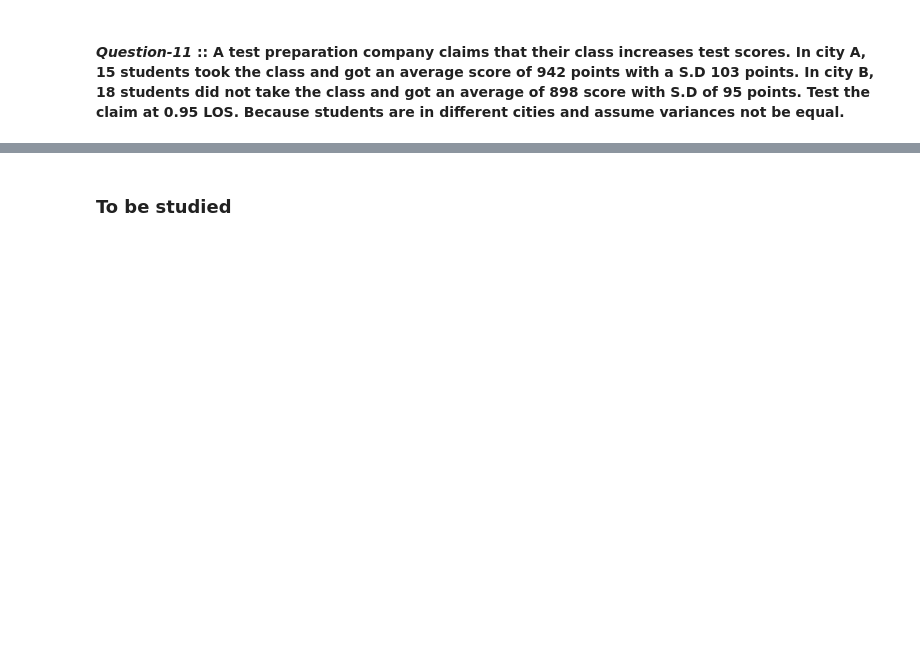
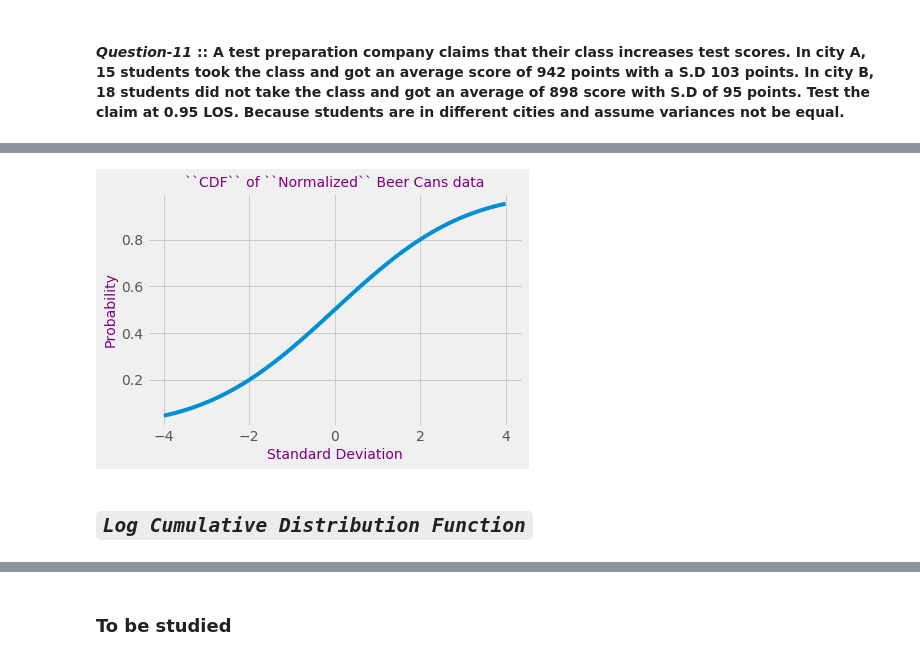
Before and after one commit to raj-shr-git/Statistical_testing_python, a Jupyter notebook: Stats_Practice.ipynb, the cells around one changed output, grey strips where cells are left out. Cells and saved outputs as stored; diff of their text form; code cells hidden in the pictures; blank space fills up the shorter version.

```diff
--- a/Stats_Practice.ipynb
+++ b/Stats_Practice.ipynb
@@ -880,0 +1234,11 @@ Researcher claim is right. Thus, rejected the Null Hypothesis at False L.O.C and
+# %%
+fig,ax = plt.subplots()
+ax.plot(x_axis_array,cdf_beer_cans_production_progression_normalized)
+ax.set_title("``CDF`` of ``Normalized`` Beer Cans data",fontdict=font_style)
+ax.set_xlabel("Standard Deviation",fontdict=font_style)
+ax.set_ylabel("Probability",fontdict=font_style)
+plt.show()
+# %% [output]
+[figure, added]
+# %% [markdown]
+## ***``Log Cumulative Distribution Function``***
```
Also changed, not shown: parts of 125 cells of this notebook, 3 other files.
